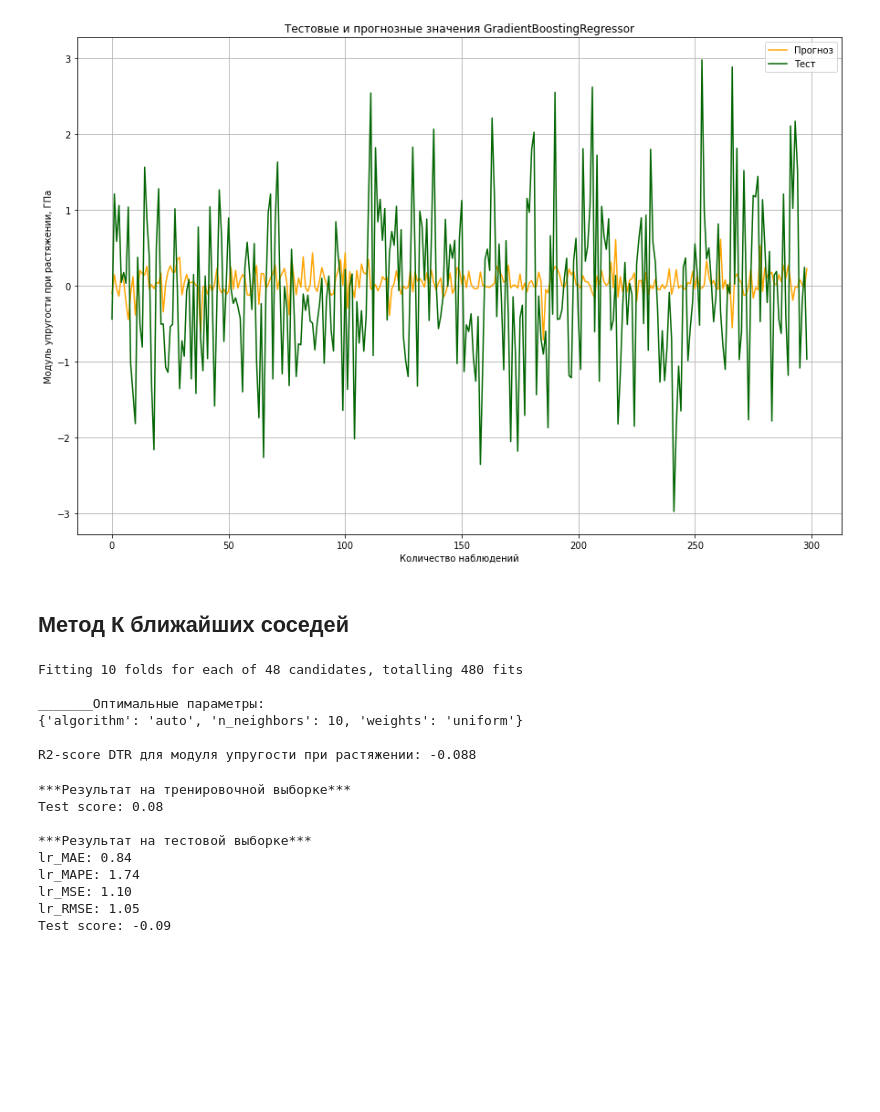
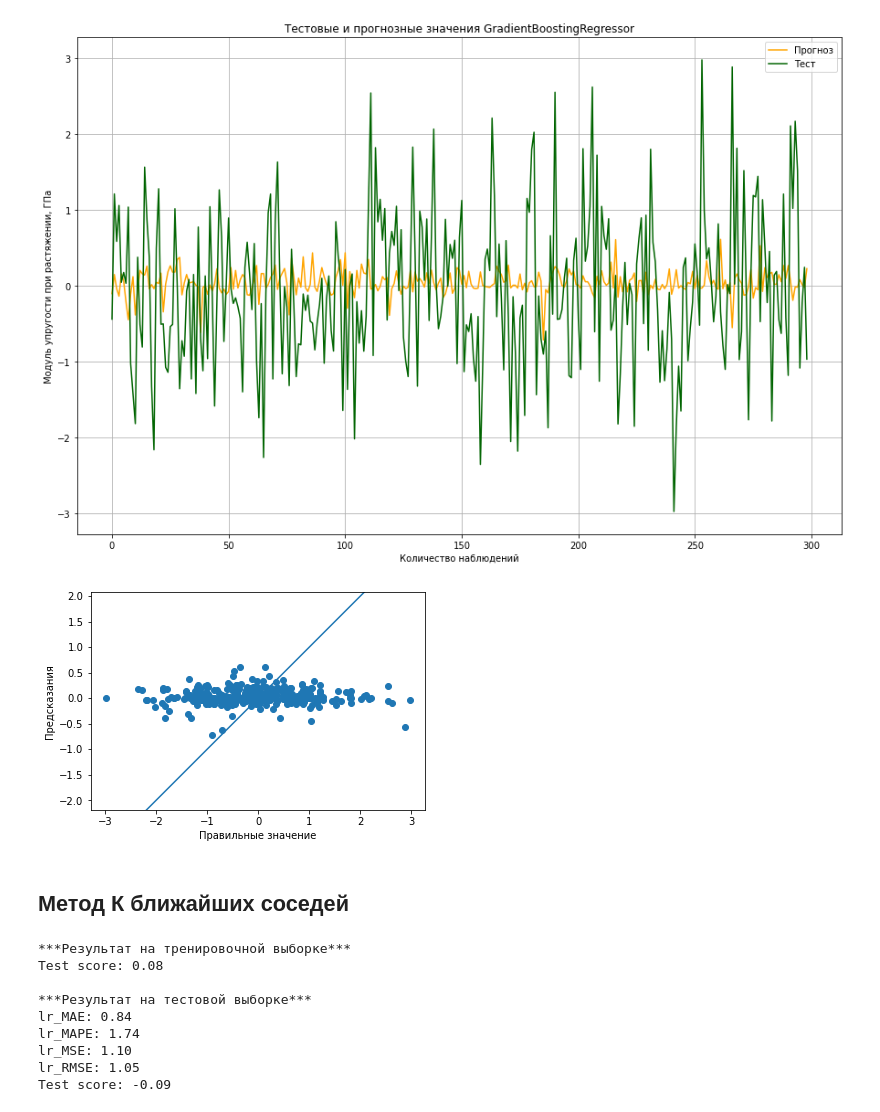
Before and after one commit to Artem-Chetverikov/VKR_MGTU_2022, a Jupyter notebook: Jupyter Notebook/prediction_of_properties/Prediction_of_properties (Модуль упругости при растяжении, ГПа).ipynb, the cells around one changed output. Drawn from its saved outputs; the diff is of its cells as text; code cells hidden in the pictures; blank space fills up the shorter version.

```diff
--- a/Jupyter Notebook/prediction_of_properties/Prediction_of_properties (Модуль упругости при растяжении, ГПа).ipynb
+++ b/Jupyter Notebook/prediction_of_properties/Prediction_of_properties (Модуль упругости при растяжении, ГПа).ipynb
@@ -598,6 +603,10 @@ R2-score DTR для модуля упругости при растяжении:
 # %%
+# _______Оптимальные параметры:
+# {'criterion': 'friedman_mse', 'loss': 'squared_error', 'max_depth': 1, 'random_state': 42}
+
 # оценка модели
-best_model = gbr
+best_model = GradientBoostingRegressor(criterion= 'friedman_mse', loss= 'squared_error', max_depth= 1, random_state= 42)
+best_model.fit(x_train_1, y_train_1)
 y_pred = best_model.predict(x_test_1)
 print('***Результат на тренировочной выборке***')
 print("Test score: {:.2f}".format(best_model.score(x_train_1, y_train_1)))
@@ -630,6 +639,17 @@ plt.legend()
 plt.grid(True);
 # %% [output]
 [figure]
+# %%
+plt.scatter(y_test_1, y_pred)
+plt.xlabel('Правильные значение')
+plt.ylabel('Предсказания')
+plt.axis('equal')
+plt.xlim(plt.xlim())
+plt.ylim(plt.ylim())
+plt.plot([-100, 100], [-100, 100])
+plt.show()
+# %% [output]
+[figure, added]
 # %% [markdown]
 ## Метод К ближайших соседей
 # %%
@@ -643,22 +663,15 @@ param_grid_knn = {'n_neighbors': [1,2,3,5,7,10],
                  'algorithm': ['auto', 'ball_tree', 'kd_tree', 'brute']
                 }
 # %%
-# запускаем GridSearch для поиска оптимальных гиперпараметров
-gs_knn = GridSearchCV(knn, param_grid_knn, cv = 10, verbose = 1, scoring = 'r2', error_score=np.nan)
-gs_knn.fit(x_train_1, y_train_1)
+# # запускаем GridSearch для поиска оптимальных гиперпараметров
+# gs_knn = GridSearchCV(knn, param_grid_knn, cv = 10, verbose = 1, scoring = 'r2', error_score=np.nan)
+# gs_knn.fit(x_train_1, y_train_1)
 
-# отобразим лучший результат
-print()
-print("_______Оптимальные параметры:")
-print(gs_knn.best_params_)
-knn = gs_knn.best_estimator_
-print()
-print(f'R2-score DTR для модуля упругости при растяжении: {knn.score(x_test_1, y_test_1).round(3)}')
+# # отобразим лучший результат
+# print()
+# print("_______Оптимальные параметры:")
+# print(gs_knn.best_params_)
+# knn = gs_knn.best_estimator_
+# print()
+# print(f'R2-score DTR для модуля упругости при растяжении: {knn.score(x_test_1, y_test_1).round(3)}')
-# %% [output]
-Fitting 10 folds for each of 48 candidates, totalling 480 fits
-
-_______Оптимальные параметры:
-{'algorithm': 'auto', 'n_neighbors': 10, 'weights': 'uniform'}
-
-R2-score DTR для модуля упругости при растяжении: -0.088
 # %%
```
Also changed, not shown: parts of 30 cells of this notebook, 7 other files.
